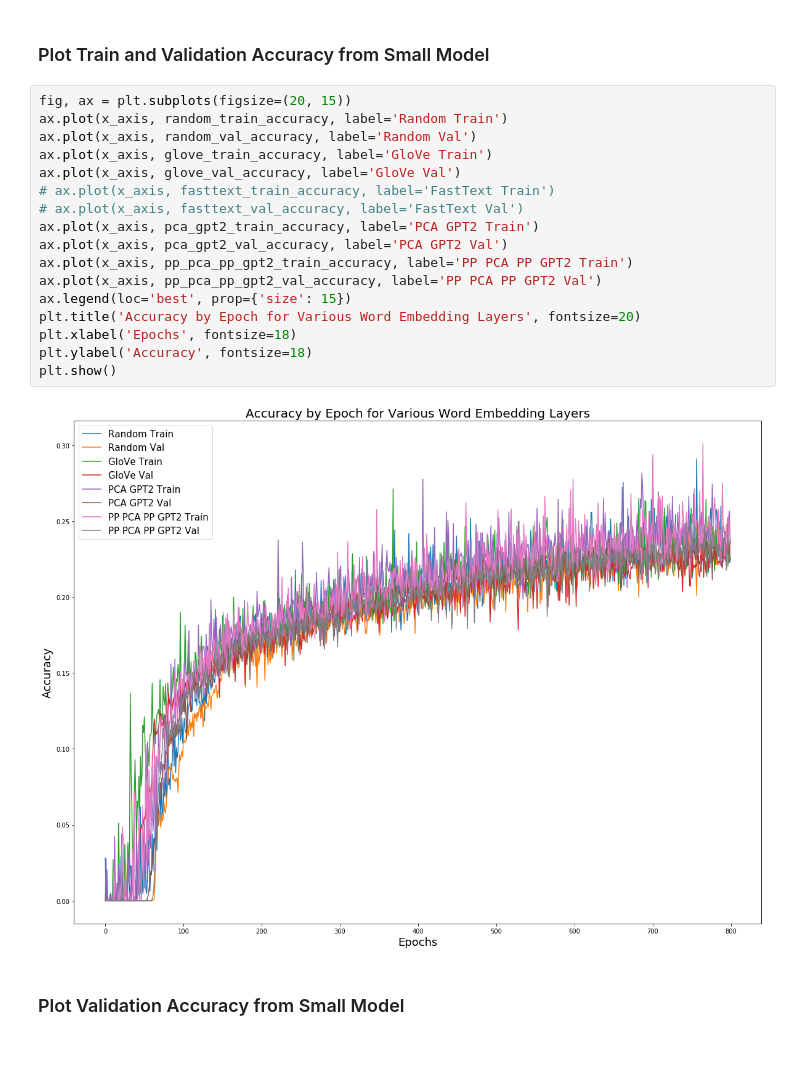
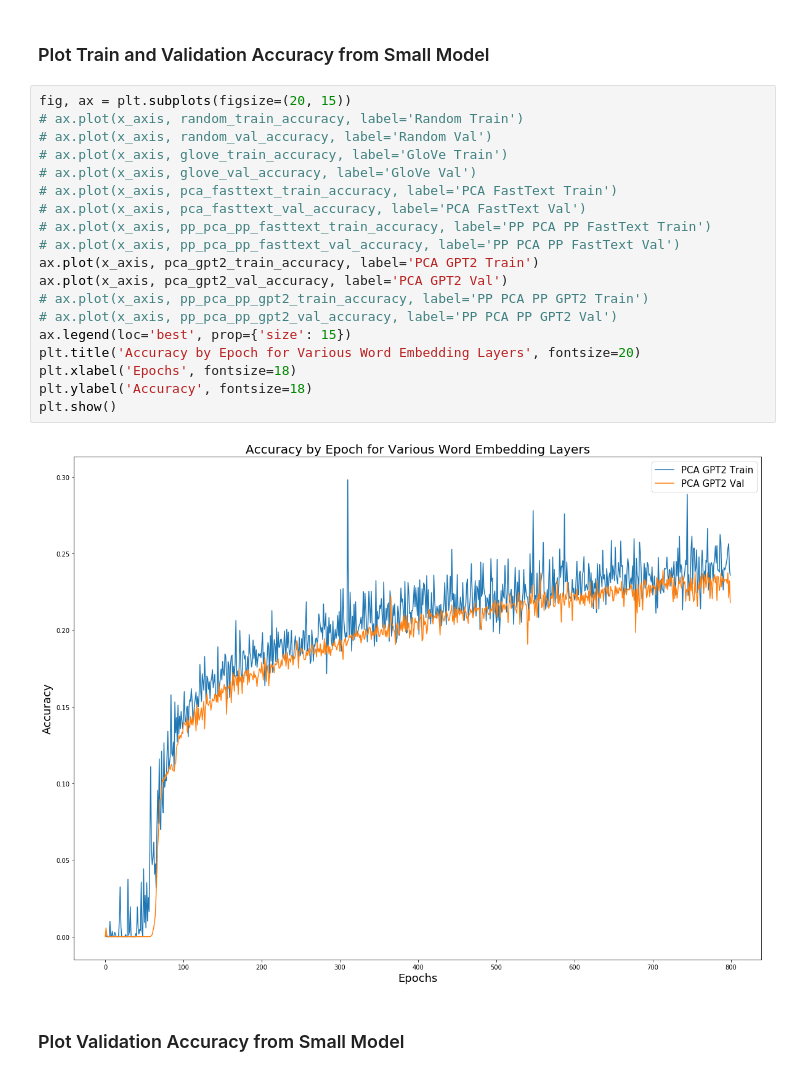
Before and after one commit to federated-learning-experiments/fl-text-models, a Jupyter notebook: notebooks/compare_embedding_layers.ipynb, the cells around one changed output. Drawn from its saved outputs; the diff is of its cells as text.

```diff
--- a/notebooks/compare_embedding_layers.ipynb
+++ b/notebooks/compare_embedding_layers.ipynb
@@ -89,23 +97,25 @@ plt.show()
 ### Plot Train and Validation Accuracy from Small Model
 # %%
 fig, ax = plt.subplots(figsize=(20, 15))
-ax.plot(x_axis, random_train_accuracy, label='Random Train')
-ax.plot(x_axis, random_val_accuracy, label='Random Val')
-ax.plot(x_axis, glove_train_accuracy, label='GloVe Train')
-ax.plot(x_axis, glove_val_accuracy, label='GloVe Val')
-# ax.plot(x_axis, fasttext_train_accuracy, label='FastText Train')
-# ax.plot(x_axis, fasttext_val_accuracy, label='FastText Val')
+# ax.plot(x_axis, random_train_accuracy, label='Random Train')
+# ax.plot(x_axis, random_val_accuracy, label='Random Val')
+# ax.plot(x_axis, glove_train_accuracy, label='GloVe Train')
+# ax.plot(x_axis, glove_val_accuracy, label='GloVe Val')
+# ax.plot(x_axis, pca_fasttext_train_accuracy, label='PCA FastText Train')
+# ax.plot(x_axis, pca_fasttext_val_accuracy, label='PCA FastText Val')
+# ax.plot(x_axis, pp_pca_pp_fasttext_train_accuracy, label='PP PCA PP FastText Train')
+# ax.plot(x_axis, pp_pca_pp_fasttext_val_accuracy, label='PP PCA PP FastText Val')
 ax.plot(x_axis, pca_gpt2_train_accuracy, label='PCA GPT2 Train')
 ax.plot(x_axis, pca_gpt2_val_accuracy, label='PCA GPT2 Val')
-ax.plot(x_axis, pp_pca_pp_gpt2_train_accuracy, label='PP PCA PP GPT2 Train')
-ax.plot(x_axis, pp_pca_pp_gpt2_val_accuracy, label='PP PCA PP GPT2 Val')
+# ax.plot(x_axis, pp_pca_pp_gpt2_train_accuracy, label='PP PCA PP GPT2 Train')
+# ax.plot(x_axis, pp_pca_pp_gpt2_val_accuracy, label='PP PCA PP GPT2 Val')
 ax.legend(loc='best', prop={'size': 15})
 plt.title('Accuracy by Epoch for Various Word Embedding Layers', fontsize=20)
 plt.xlabel('Epochs', fontsize=18)
 plt.ylabel('Accuracy', fontsize=18)
 plt.show()
 # %% [output]
-[figure, old version]
+[figure, new version]
 # %% [markdown]
 ### Plot Validation Accuracy from Small Model
 # %%
```
Also changed, not shown: parts of 37 cells of this notebook, 2 other files.
